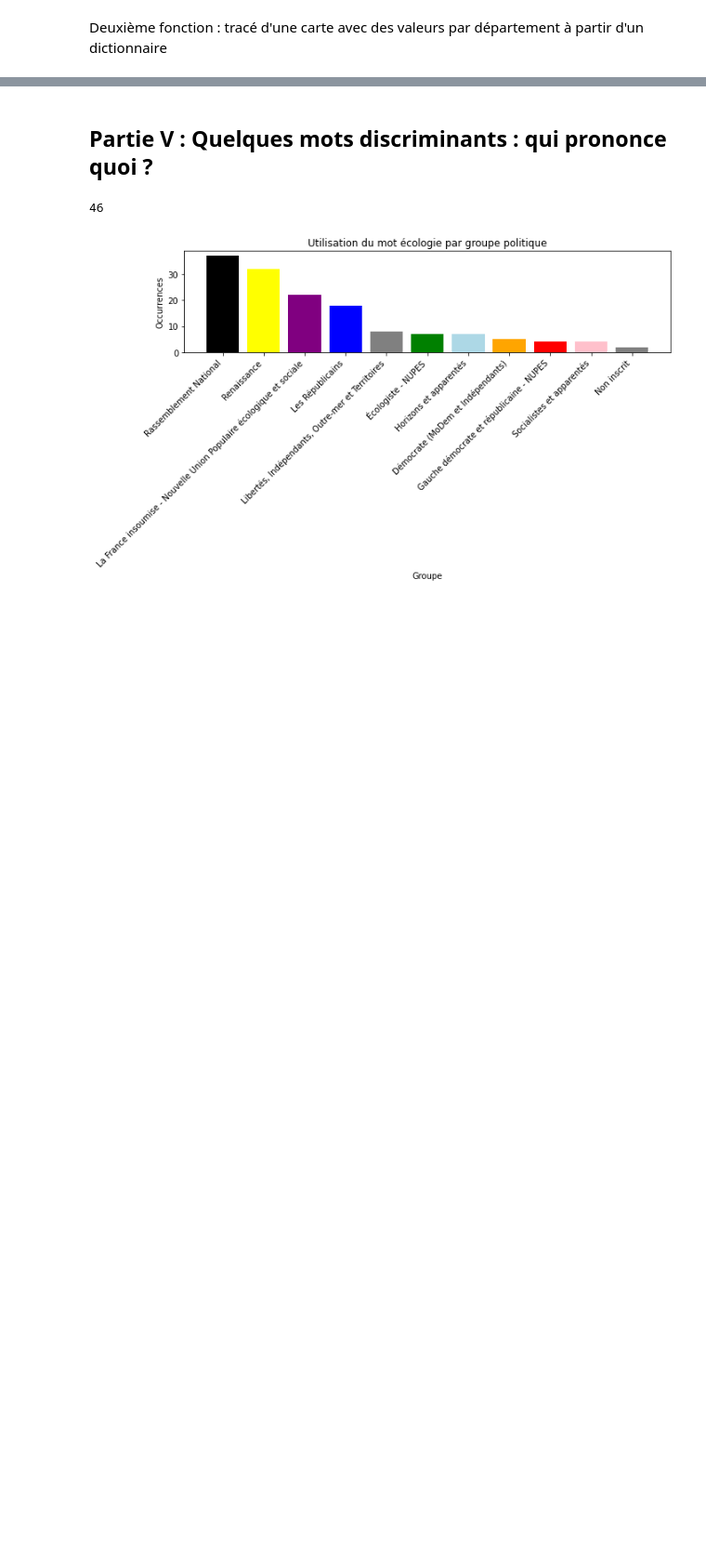
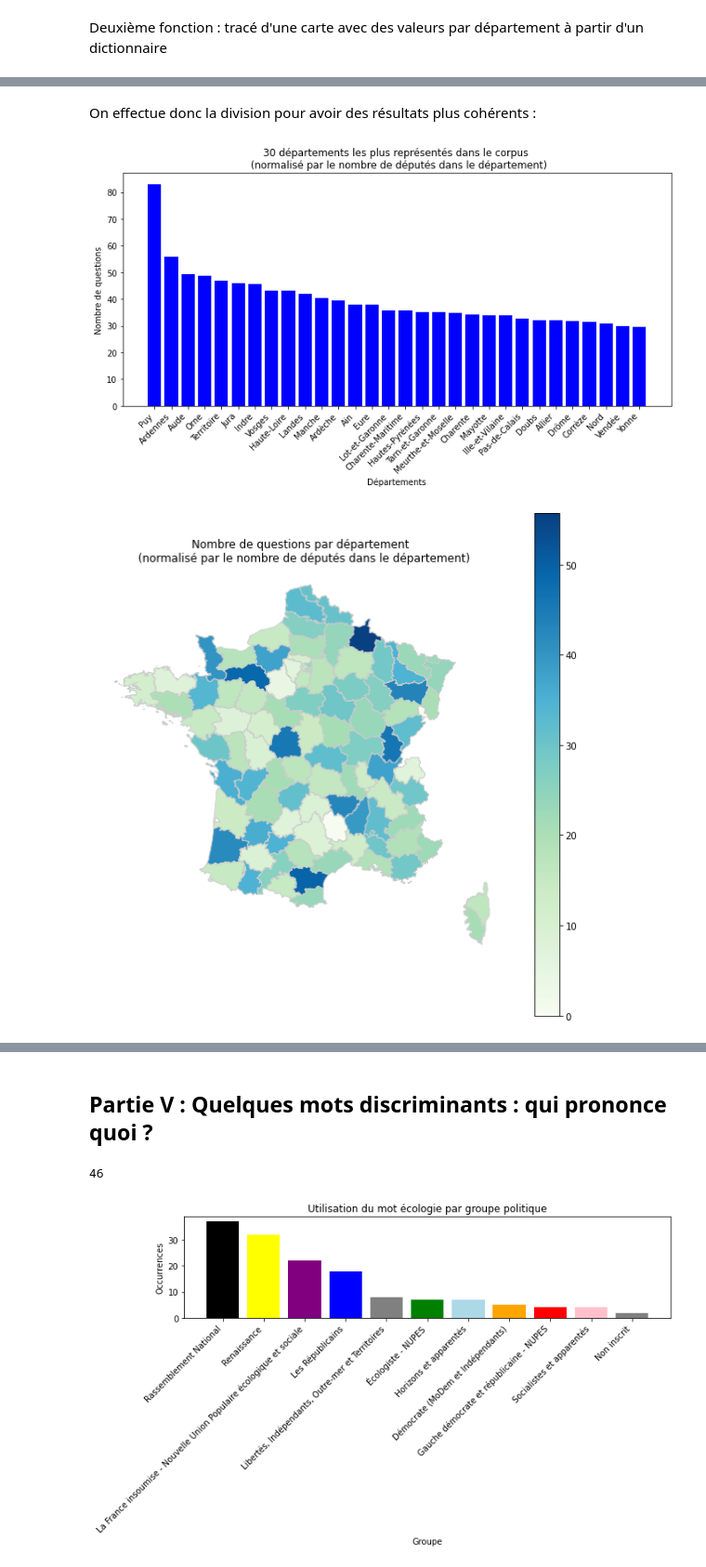
Before and after one commit to jcomperatore/PythonPourLaDataScience, a Jupyter notebook: Statistiques descriptives/Statistiques_descriptives.ipynb, the cells around one changed output, grey strips where cells are left out. Shown at 93% size. Cells and saved outputs as stored; diff of their text form; code cells hidden in the pictures; blank space fills up the shorter version.

```diff
--- a/Statistiques descriptives/Statistiques_descriptives.ipynb
+++ b/Statistiques descriptives/Statistiques_descriptives.ipynb
@@ -215,0 +279,13 @@ plt.axis("off")
+# %% [markdown]
+On effectue donc la division pour avoir des résultats plus cohérents :
+# %%
+# On divise
+dep_normalise = Counter({key : departement_sums[key] / count_mp[key] for key in count_mp})
+
+# On affiche les résultats sous forme d'histogramme et de carte
+n=30
+plot_top_n_keys(dep_normalise, n, x="Départements", y="Nombre de questions (normalisé)", title= f'{n} départements les plus représentés dans le corpus \n (normalisé par le nombre de députés dans le département)')
+trace_carte(dep_normalise,f"Nombre de questions par département \n (normalisé par le nombre de députés dans le département)")
+# %% [output]
+[figure, added]
+[figure, added]
```
Also changed, not shown: parts of 78 cells of this notebook.
